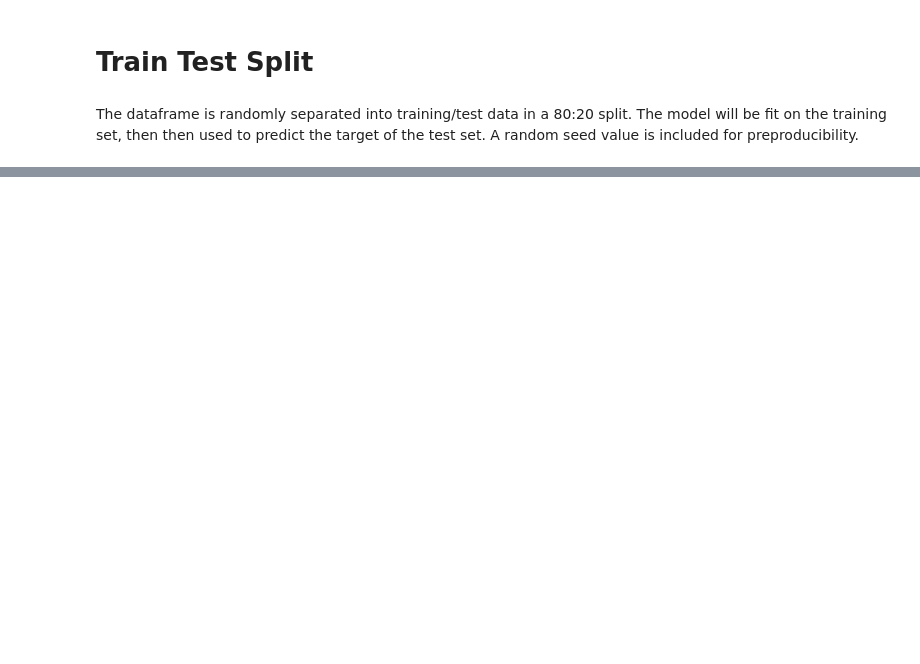
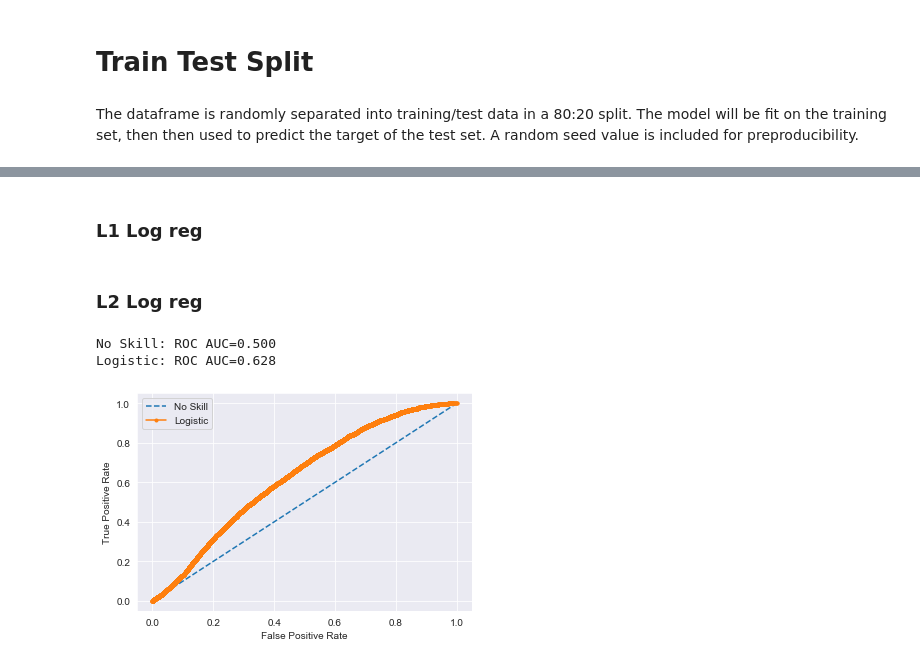
Before and after one commit to griffinhundley/kickstarter_success, a Jupyter notebook: notebooks/griff.ipynb, the cells around one changed output, grey strips where cells are left out. Saved outputs shown, nothing was run; the diff lists cells and outputs as text; code cells hidden in the pictures; blank space fills up the shorter version.

```diff
--- a/notebooks/griff.ipynb
+++ b/notebooks/griff.ipynb
@@ -285,8 +241,9 @@ dummy_cols = [
     'spotlight',
     'staff_pick',
     'state',
+    'category_name',
+    'usd_type'
 ]
 df = pd.get_dummies(df,
                     columns = dummy_cols,
                     drop_first = True)
-df.head()
@@ -316,0 +252,5 @@ Index(['backers_count', 'blurb', 'category', 'created_at', 'creator',
+# %%
+live_df = df.loc[df.state_live == 1]
+df = df.drop(df.loc[df.state_live == 1].index).drop(columns = 'state_live')
+cancelled_df = df.loc[(df.state_successful == 0) & (df.state_failed == 0)]
+df = df.drop(columns = 'state_failed')
@@ -351,0 +289,3 @@ X_train, X_test, y_train, y_test = train_test_split(
+# %%
+data = md.tts(df)
+columns = data[0].columns
@@ -351,0 +296,6 @@ X_train, X_test, y_train, y_test = train_test_split(
+# %%
+logreg = LogisticRegression(
+    class_weight = 'balanced',
+    random_state = 69,
+    solver = 'liblinear')
+logreg = md.fitmodel(logreg, data)
@@ -428,0 +380,2 @@ f1_score(y_test, forestGS.best_estimator_.predict(X_test))
+# %% [markdown]
+### L1 Log reg
@@ -428,0 +403,2 @@ f1_score(y_test, forestGS.best_estimator_.predict(X_test))
+# %% [markdown]
+### L2 Log reg
@@ -428,0 +426,42 @@ f1_score(y_test, forestGS.best_estimator_.predict(X_test))
+# %%
+# roc curve and auc
+import seaborn as sns
+sns.set_style('darkgrid')
+from sklearn.datasets import make_classification
+from sklearn.metrics import roc_curve
+from sklearn.metrics import roc_auc_score
+from matplotlib import pyplot
+# generate 2 class dataset
+
+# split into train/test sets
+trainX, testX, trainy, testy = data
+# generate a no skill prediction (majority class)
+ns_probs = [0 for _ in range(len(testy))]
+# fit a model
+# predict probabilities
+lr_probs = logreg.predict_proba(testX)
+# keep probabilities for the positive outcome only
+lr_probs = lr_probs[:, 1]
+# calculate scores
+ns_auc = roc_auc_score(testy, ns_probs)
+lr_auc = roc_auc_score(testy, lr_probs)
+# summarize scores
+print('No Skill: ROC AUC=%.3f' % (ns_auc))
+print('Logistic: ROC AUC=%.3f' % (lr_auc))
+# calculate roc curves
+ns_fpr, ns_tpr, _ = roc_curve(testy, ns_probs)
+lr_fpr, lr_tpr, _ = roc_curve(testy, lr_probs)
+# plot the roc curve for the model
+pyplot.plot(ns_fpr, ns_tpr, linestyle='--', label='No Skill')
+pyplot.plot(lr_fpr, lr_tpr, marker='.', label='Logistic')
+# axis labels
+pyplot.xlabel('False Positive Rate')
+pyplot.ylabel('True Positive Rate')
+# show the legend
+pyplot.legend()
+# show the plot
+pyplot.show()
+# %% [output]
+No Skill: ROC AUC=0.500
+Logistic: ROC AUC=0.628
+[figure, added]
```
Also changed, not shown: parts of 40 cells of this notebook, 2 other files.
